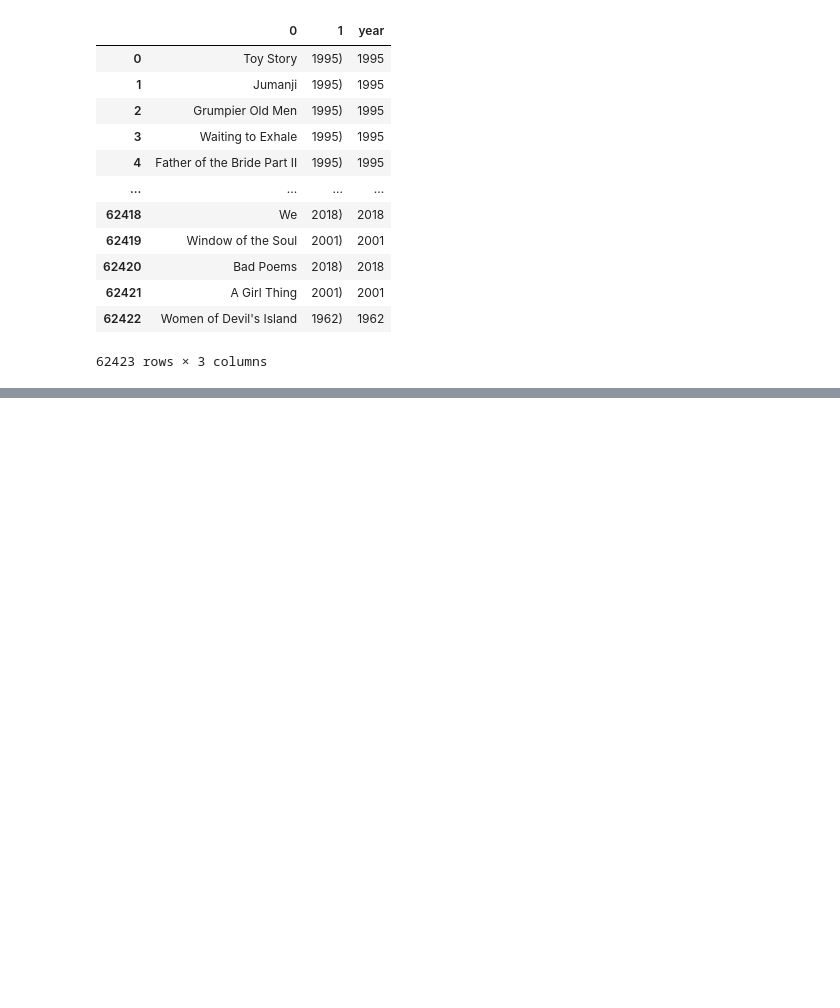
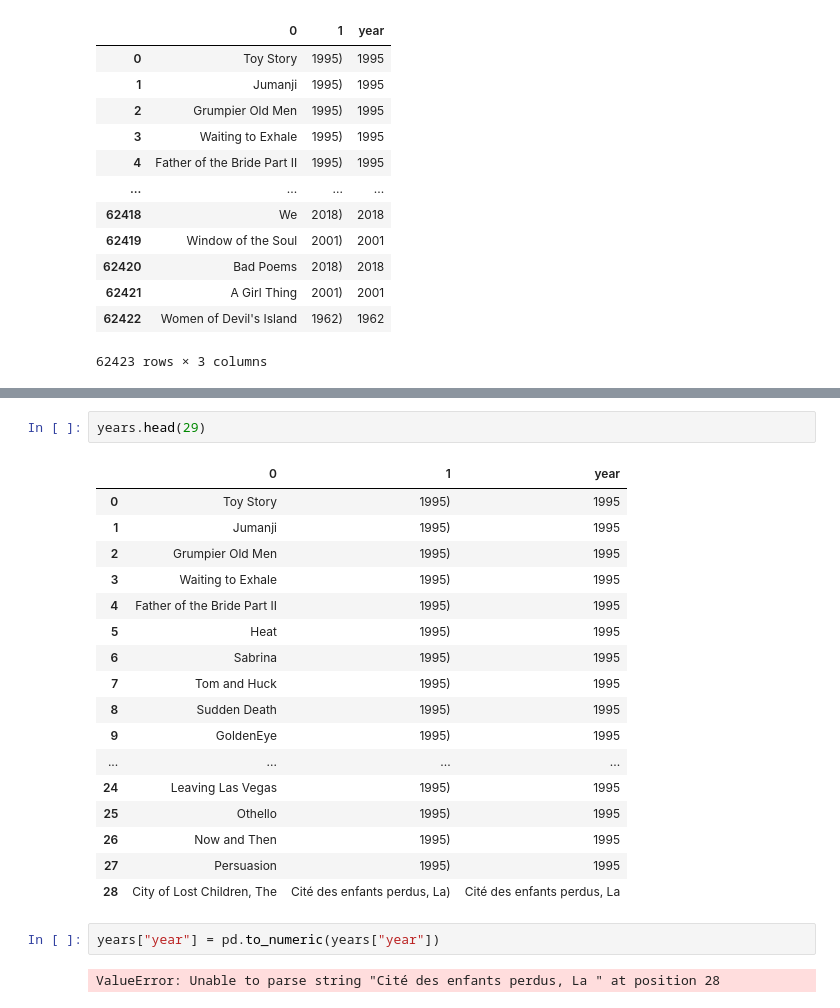
Before and after one commit to Lelelass/Machine-learning-Lassarade, a Jupyter notebook: labb_1/1-1.ipynb, the cells around one changed output, grey strips where cells are left out. Saved outputs shown, nothing was run; the diff lists cells and outputs as text; blank space fills up the shorter version.

Commit message:
further exploration on data to find format errors in database

```diff
--- a/labb_1/1-1.ipynb
+++ b/labb_1/1-1.ipynb
@@ -199,0 +216,24 @@ See the caveats in the documentation: https://pandas.pydata.org/pandas-docs/stab
+# %%
+years.head(29)
+# %% [output]
+|  | 0 | 1 | year |
+| 0 | Toy Story | 1995) | 1995 |
+| 1 | Jumanji | 1995) | 1995 |
+| 2 | Grumpier Old Men | 1995) | 1995 |
+| 3 | Waiting to Exhale | 1995) | 1995 |
+| 4 | Father of the Bride Part II | 1995) | 1995 |
+| 5 | Heat | 1995) | 1995 |
+| 6 | Sabrina | 1995) | 1995 |
+| 7 | Tom and Huck | 1995) | 1995 |
+| 8 | Sudden Death | 1995) | 1995 |
+| 9 | GoldenEye | 1995) | 1995 |
+| ... | ... | ... | ... |
+| 24 | Leaving Las Vegas | 1995) | 1995 |
+| 25 | Othello | 1995) | 1995 |
+| 26 | Now and Then | 1995) | 1995 |
+| 27 | Persuasion | 1995) | 1995 |
+| 28 | City of Lost Children, The | Cité des enfants perdus, La) | Cité des enfants perdus, La |
+# %%
+years["year"] = pd.to_numeric(years["year"])
+# %% [output]
+ValueError: Unable to parse string "Cité des enfants perdus, La " at position 28
```
Also changed, not shown: parts of 1 cell of this notebook.
